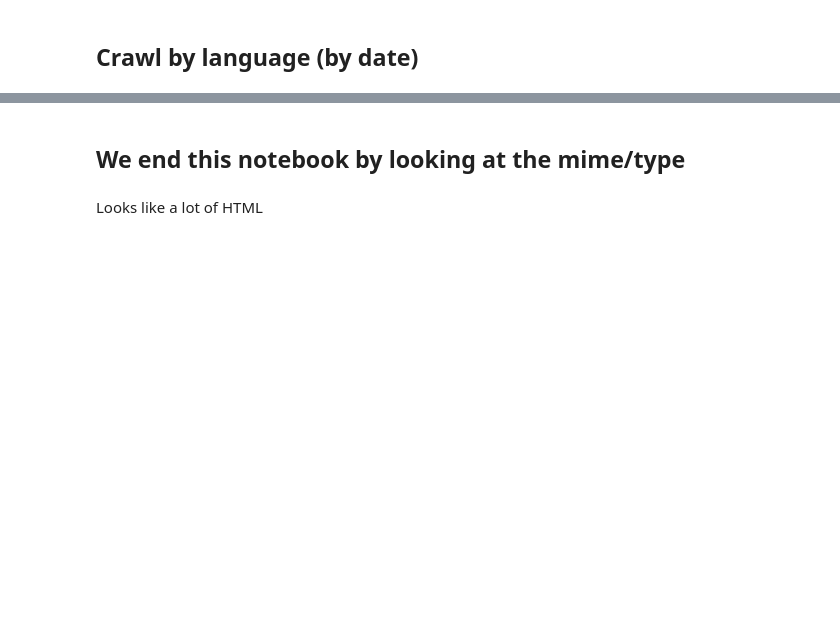
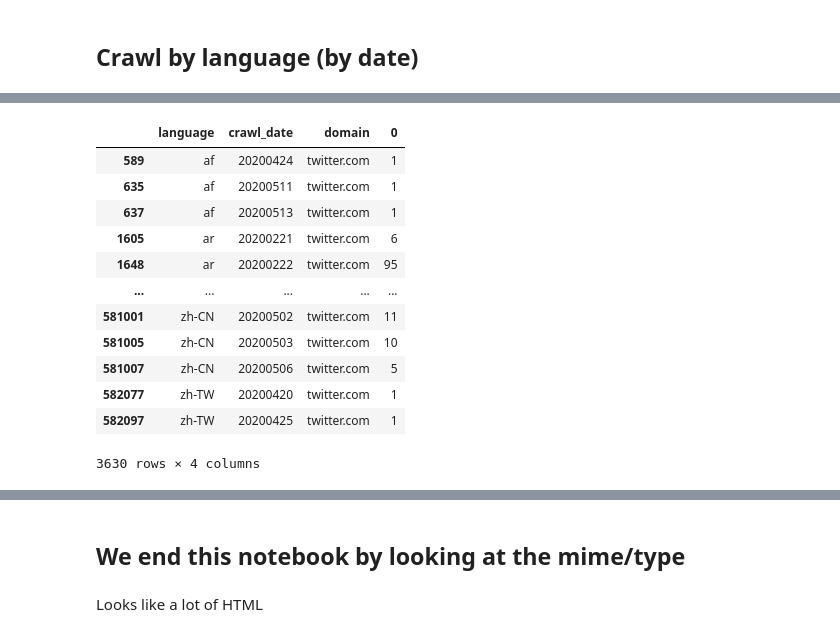
Before and after one commit to inactinique/awac2, a Jupyter notebook: frederic/00_stats_web_pages.ipynb, the cells around one changed output, grey strips where cells are left out. Saved outputs shown, nothing was run; the diff lists cells and outputs as text; code cells hidden in the pictures; blank space fills up the shorter version.

```diff
--- a/frederic/00_stats_web_pages.ipynb
+++ b/frederic/00_stats_web_pages.ipynb
@@ -179,9 +203,24 @@ web_pages_byCrawlDate_byLanguageAndDomain = pd.read_csv('generated/web_pages_byC
 # %%
+web_pages_byCrawlDate_byLanguageAndDomain = pd.read_csv('generated/web_pages_byCrawlDate_byLanguageAndDomain.csv')
 # then we create a twitter mask
 twitter_mask_byCrawlDate_byLanguageAndDomain = web_pages_byCrawlDate_byLanguageAndDomain['domain'] == 'twitter.com'
 # we apply the mask to web_pages, so that we have only the lines with twitter.com
 twitter_byCrawlDate_byLanguageAndDomain = web_pages_byCrawlDate_byLanguageAndDomain[twitter_mask_byCrawlDate_byLanguageAndDomain]
 twitter_byCrawlDate_byLanguageAndDomain
+# %% [output]
+|  | language | crawl_date | domain | 0 |
+| 589 | af | 20200424 | twitter.com | 1 |
+| 635 | af | 20200511 | twitter.com | 1 |
+| 637 | af | 20200513 | twitter.com | 1 |
+| 1605 | ar | 20200221 | twitter.com | 6 |
+| 1648 | ar | 20200222 | twitter.com | 95 |
+| ... | ... | ... | ... | ... |
+| 581001 | zh-CN | 20200502 | twitter.com | 11 |
+| 581005 | zh-CN | 20200503 | twitter.com | 10 |
+| 581007 | zh-CN | 20200506 | twitter.com | 5 |
+| 582077 | zh-TW | 20200420 | twitter.com | 1 |
+| 582097 | zh-TW | 20200425 | twitter.com | 1 |
+3630 rows × 4 columns
 # %%
 # Another example of altair chart, in the form of a flowchart
 alt.data_transformers.disable_max_rows()
```
Also changed, not shown: parts of 8 cells of this notebook, 2 other files.
